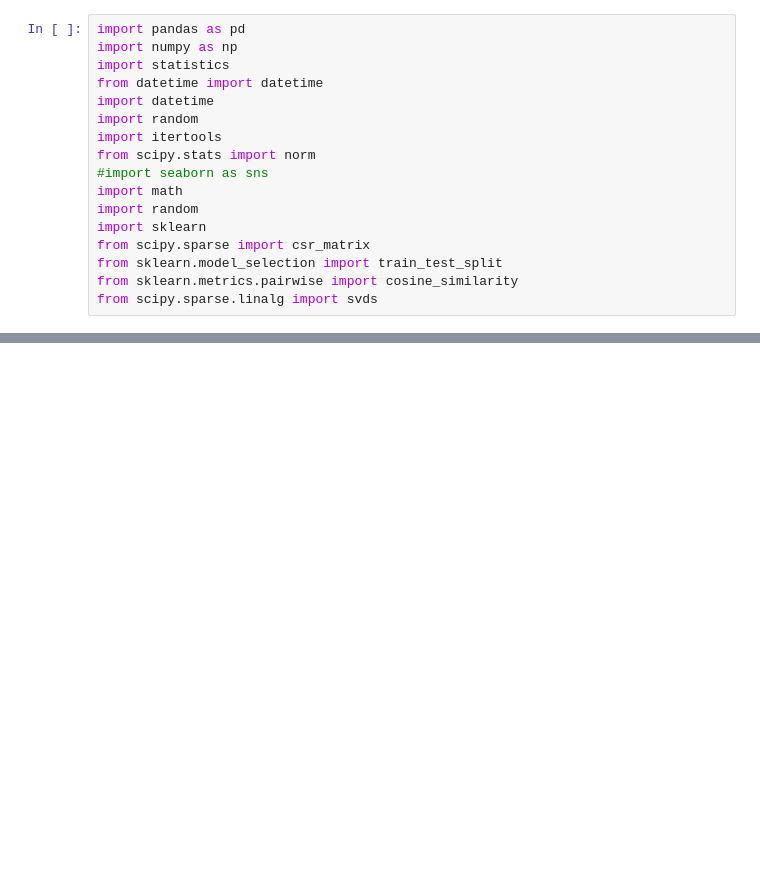
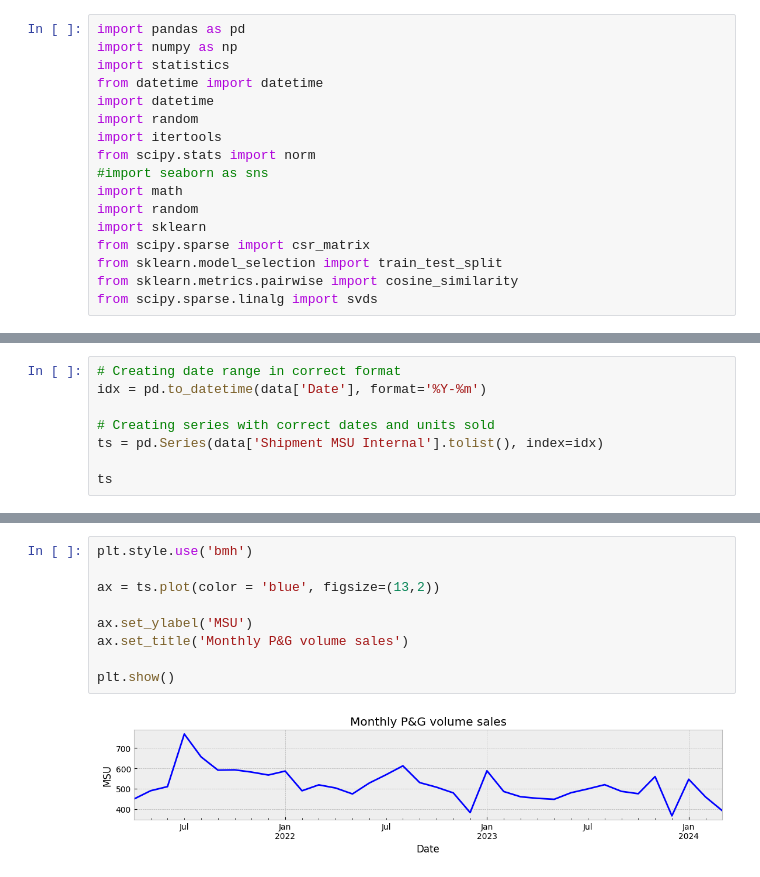
Before and after one commit to piarocket/Project, a Jupyter notebook: Vol_Forecasting.ipynb, the cells around one changed output, grey strips where cells are left out. Saved outputs shown, nothing was run; the diff lists cells and outputs as text; blank space fills up the shorter version.

```diff
--- a/Vol_Forecasting.ipynb
+++ b/Vol_Forecasting.ipynb
@@ -28,0 +33,8 @@ data.head()
+# %%
+# Creating date range in correct format
+idx = pd.to_datetime(data['Date'], format='%Y-%m')
+
+# Creating series with correct dates and units sold
+ts = pd.Series(data['Shipment MSU Internal'].tolist(), index=idx)
+
+ts
@@ -28,0 +68,11 @@ data.head()
+# %%
+plt.style.use('bmh')
+
+ax = ts.plot(color = 'blue', figsize=(13,2))
+
+ax.set_ylabel('MSU')
+ax.set_title('Monthly P&G volume sales')
+
+plt.show()
+# %% [output]
+[figure, added]
```
Also changed, not shown: parts of 10 cells of this notebook, 1 other file.
